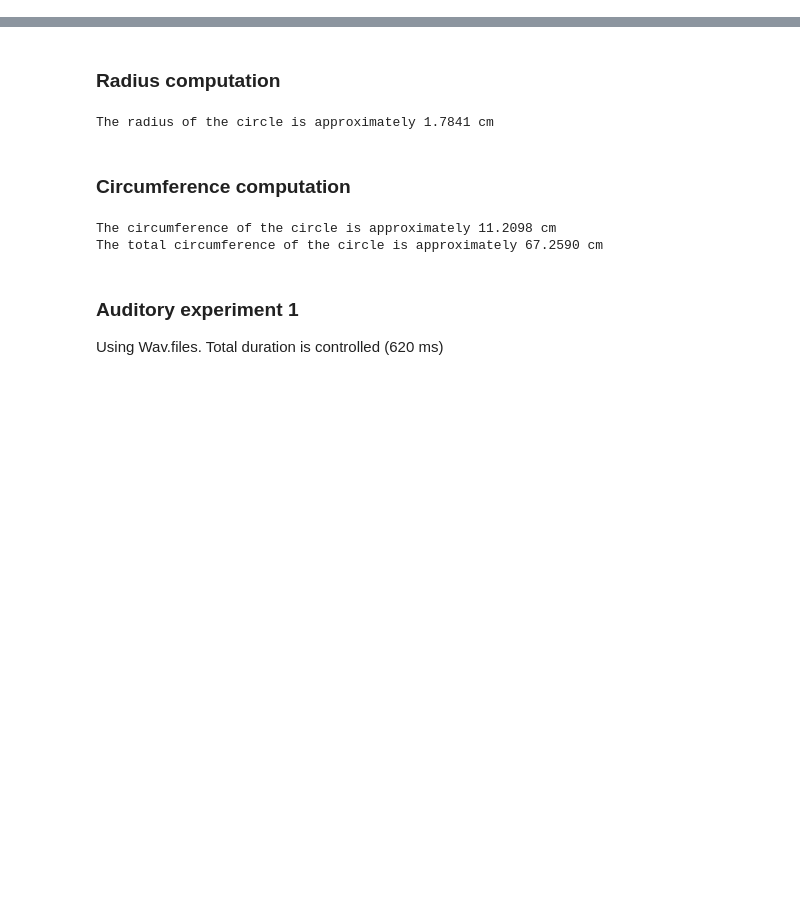
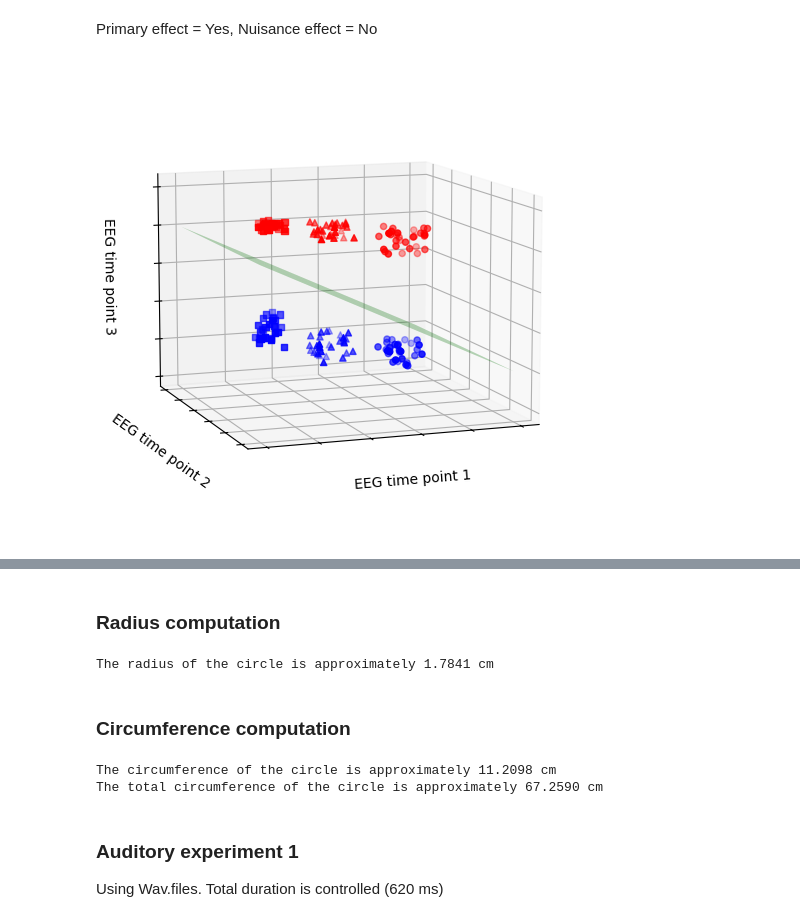
Before and after one commit to KazukiMaruo/2025_MINT, a Jupyter notebook: experiment/pilot.ipynb, the cells around one changed output, grey strips where cells are left out. Saved outputs shown, nothing was run; the diff lists cells and outputs as text; code cells hidden in the pictures; blank space fills up the shorter version.

```diff
--- a/experiment/pilot.ipynb
+++ b/experiment/pilot.ipynb
@@ -0,0 +67,71 @@
+# %% [markdown]
+Primary effect = Yes, Nuisance effect = No
+# %%
+import matplotlib.pyplot as plt
+import numpy as np
+
+# Fixing random state for reproducibility
+np.random.seed(19680801)
+
+def randrange(n, vmin, vmax):
+    """
+    Helper function to make an array of random numbers having shape (n, )
+    with each number distributed Uniform(vmin, vmax).
+    """
+    return (vmax - vmin) * np.random.rand(n) + vmin
+
+fig = plt.figure(figsize=(8, 6))
+ax = fig.add_subplot(projection='3d')
+
+n = 50  # Total points per numerosity
+points_per_shape = 30  # Points per shape (circle, triangle, square)
+
+# Define the shapes, colors, and labels
+shapes = ['o', '^', 's']  # Circle, Triangle, Square
+colors = ['b', 'r']  # Colors for each numerosity
+labels = ['1', '2']
+shape_labels = ['single dot size', 'total dot size', 'circumference']
+
+# Define spatial clusters for each shape and label
+shape_x_ranges = [(0, 0.2), (0.5, 0.65), (0.9, 1)]  # X-axis ranges for circle, triangle, square
+shape_y_ranges = [(0, 0.2), (0.5, 0.65), (0.9, 1)]  # Y-axis ranges for circle, triangle, square
+shape_z_ranges = [(0, 0.15), (0.2, 0.35), (0.4, 0.55)]  # Z-axis ranges for numerosity 1 shapes
+shape_z_ranges_2 = [(0.6, 0.75), (0.8, 0.9), (0.95, 1)]  # Z-axis ranges for numerosity 2 shapes
+
+# Plot points for each numerosity and shape
+for i, (color, label) in enumerate(zip(colors, labels)):
+    # Choose z range based on numerosity label
+    z_ranges = shape_z_ranges if label == '1' else shape_z_ranges_2
+
+    for j, (shape, shape_label) in enumerate(zip(shapes, shape_labels)):
+        # Use specific ranges for each shape to create distinct clusters
+        xs = randrange(points_per_shape, *shape_x_ranges[j])
+        ys = randrange(points_per_shape, *shape_y_ranges[j])
+        zs = randrange(points_per_shape, *z_ranges[j])
+
+        ax.scatter(xs, ys, zs, color=color, marker=shape, label=f'{label} {shape_label}')
+
+# Set axis labels
+ax.set_xlabel('EEG time point 1', size=10)
+ax.set_ylabel('EEG time point 2', size=10)
+ax.set_zlabel('EEG time point 3', size=10)
+# Remove numerical tick labels
+ax.set_xticklabels([])
+ax.set_yticklabels([])
+ax.set_zticklabels([])
+
+# Set view angle for better visibility
+ax.view_init(elev=10, azim=70)
+
+# Plot a hyperplane between numerosity 1 and 2
+xx, yy = np.meshgrid(np.linspace(0, 1, 10), np.linspace(0, 1, 10))
+zz =np.meshgrid(np.linspace(0.2, 0.8, 10)) * np.ones_like(xx)  # Place the hyperplane between the z-ranges of the two labels
+
+# Plot the hyperplane
+ax.plot_surface(xx, yy, zz, color='green', alpha=0.3, edgecolor='none')
+
+# Save and show plot
+plt.savefig('image.png')
+plt.show()
+# %% [output]
+[figure, added]
```
Also changed, not shown: parts of 6 cells of this notebook.
